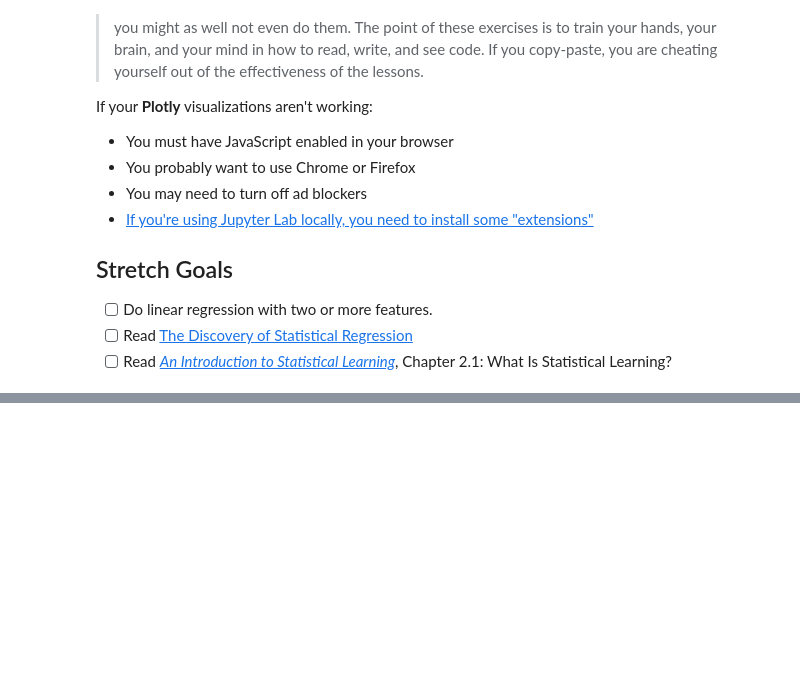
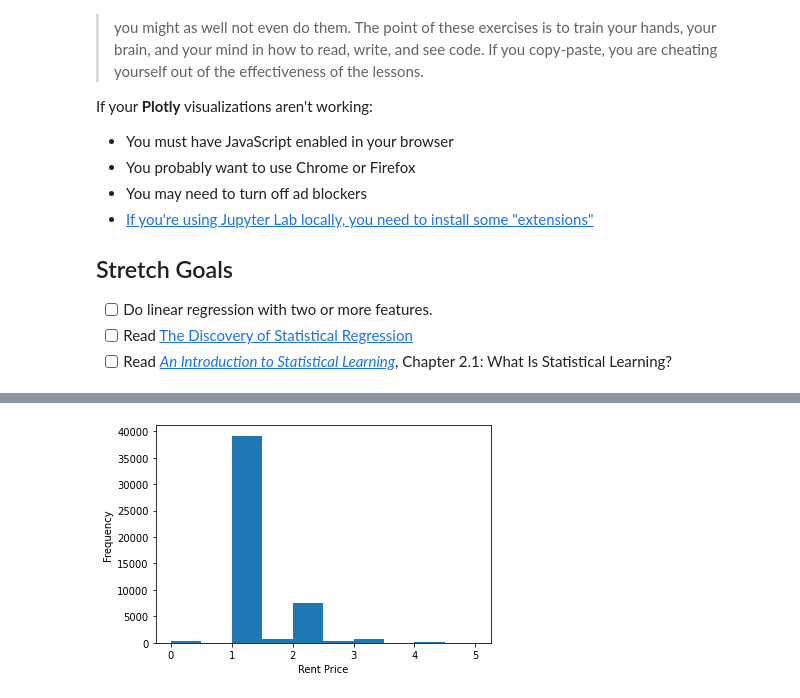
Before and after one commit to bloominstituteoftechnology/DS-Unit-2-Linear-Models, a Jupyter notebook: module1-regression-1/LS_DS_211_assignment.ipynb, the cells around one changed output, grey strips where cells are left out. Cells and saved outputs as stored; diff of their text form; code cells hidden in the pictures; blank space fills up the shorter version.

```diff
--- a/module1-regression-1/LS_DS_211_assignment.ipynb
+++ b/module1-regression-1/LS_DS_211_assignment.ipynb
@@ -62,0 +89,7 @@ df = df[(df['price'] >= 1375) & (df['price'] <= 15500) &
+# %%
+# To see the distribution of bathrooms.
+df['bathrooms'].plot(kind='hist')
+plt.xlabel('Rent Price')
+plt.show()
+# %% [output]
+[figure, added]
```
Also changed, not shown: parts of 12 cells of this notebook.
